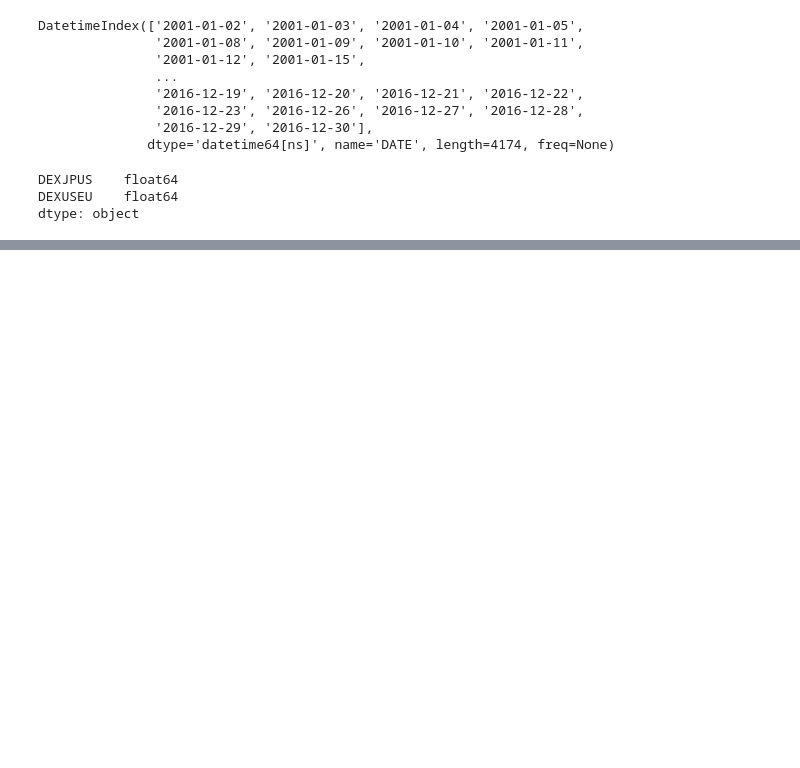
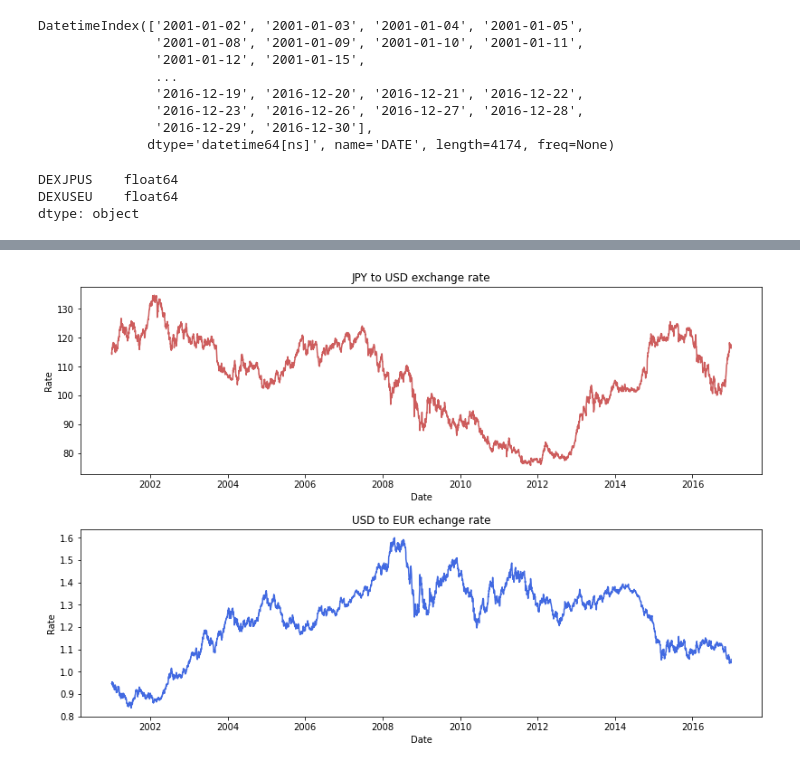
Before and after one commit to Coyote-Schmoyote/currency-exchange-prediction, a Jupyter notebook: currency_exchange.ipynb, the cells around one changed output, grey strips where cells are left out. Saved outputs shown, nothing was run; the diff lists cells and outputs as text; code cells hidden in the pictures; blank space fills up the shorter version.

```diff
--- a/currency_exchange.ipynb
+++ b/currency_exchange.ipynb
@@ -158,0 +156,18 @@ dtype: int64
+# %%
+# create figure
+fig, (ax1, ax2) = plt.subplots(2, 1, figsize=(12,8))
+fig.tight_layout(pad=4)
+
+# plot JPYxUSD exchange rate
+ax1.plot(df["DEXJPUS"], color="indianred")
+ax1.set(title="JPY to USD exchange rate",
+        xlabel="Date",
+        ylabel="Rate")
+
+# plot USDx EUR exchange rate
+ax2.plot(df["DEXUSEU"], color="royalblue")
+ax2.set(title="USD to EUR echange rate",
+        xlabel="Date",
+        ylabel="Rate");
+# %% [output]
+[figure, added]
```
Also changed, not shown: parts of 41 cells of this notebook.
